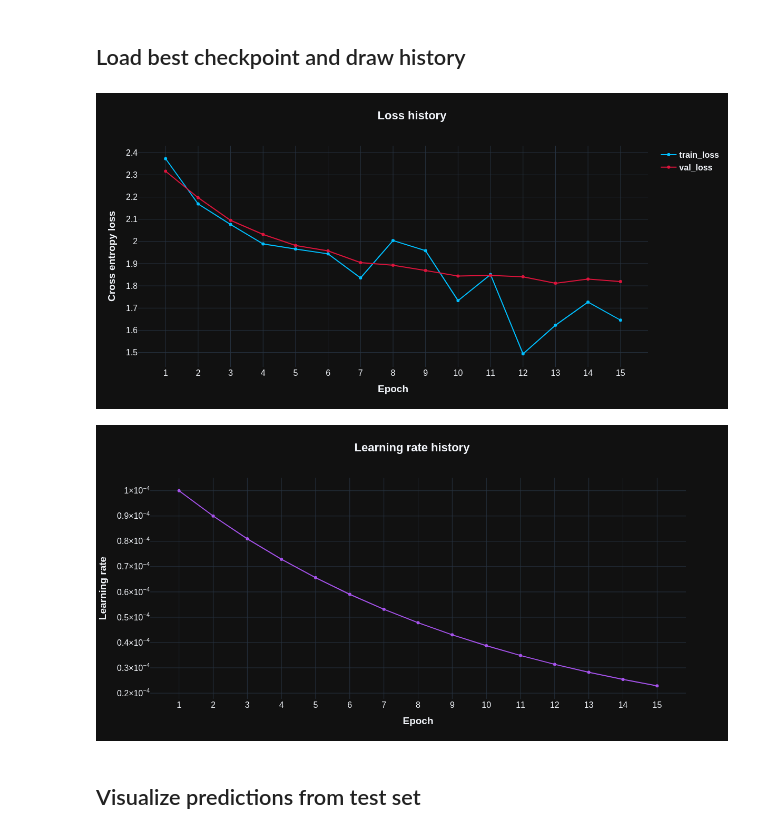
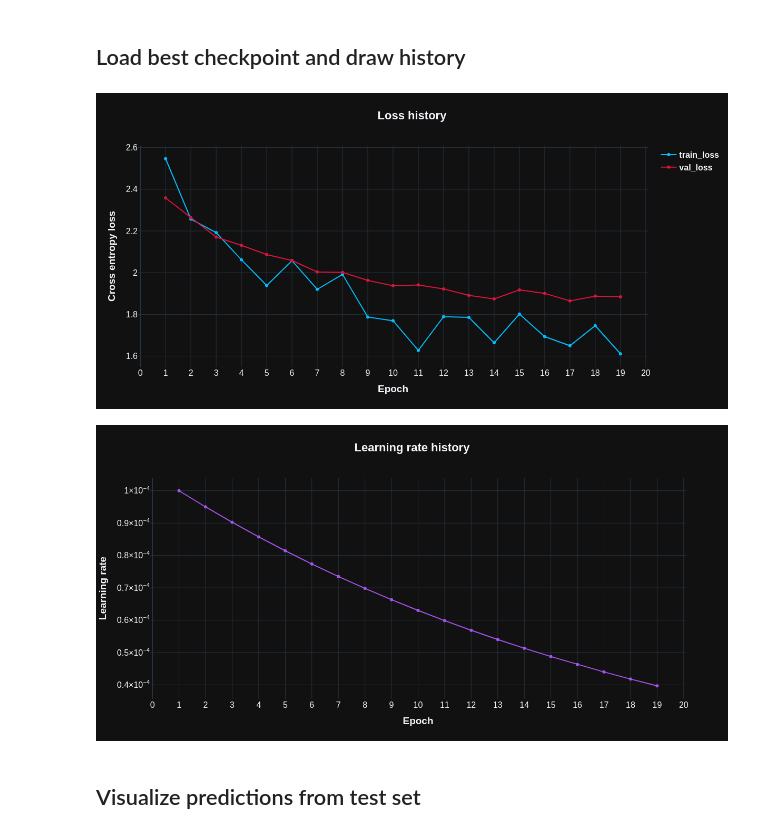
Before and after one commit to ScReameer/ViTSTR-Transducer, a Jupyter notebook: training.ipynb, the cells around one changed output. Drawn from its saved outputs; the diff is of its cells as text; code cells hidden in the pictures.

```diff
--- a/training.ipynb
+++ b/training.ipynb
@@ -195,11 +194,11 @@ Loaded model weights from the checkpoint at weights/checkpoint.ckpt
 # %%
 model = model.__class__.load_from_checkpoint('weights/checkpoint.ckpt', vocab=vocab)
 # %%
-history_visualizer = History('logs/lightning_logs/version_5/metrics.csv')
+history_visualizer = History('logs/lightning_logs/version_3/metrics.csv')
 history_visualizer.draw_history()
 # %% [output]
-[figure, old version]
+[figure, new version]
-[figure, old version]
+[figure, new version]
 # %% [markdown]
 ## Visualize predictions from test set
 # %%
```
Also changed, not shown: parts of 6 cells of this notebook, 7 other files.
